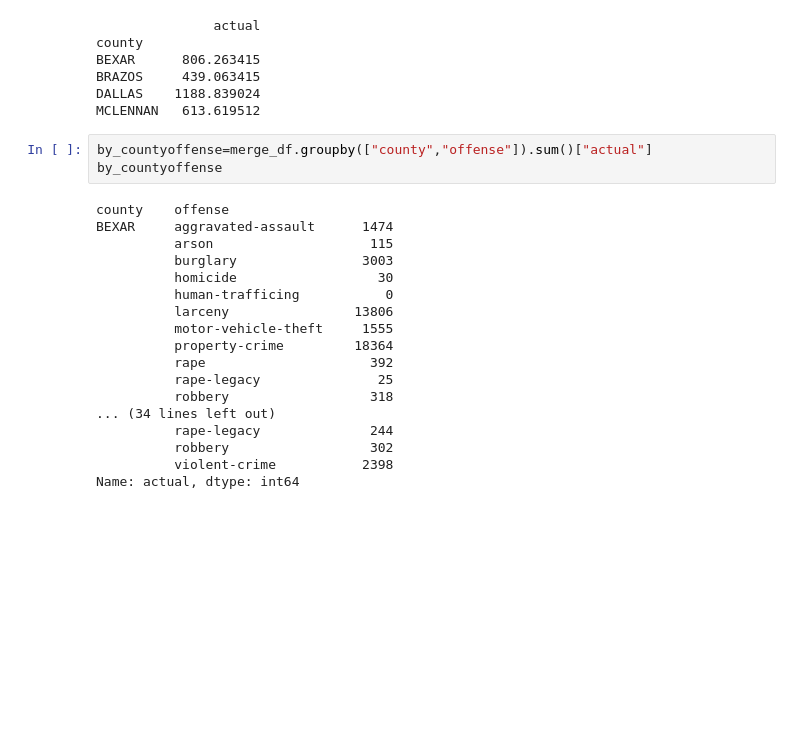
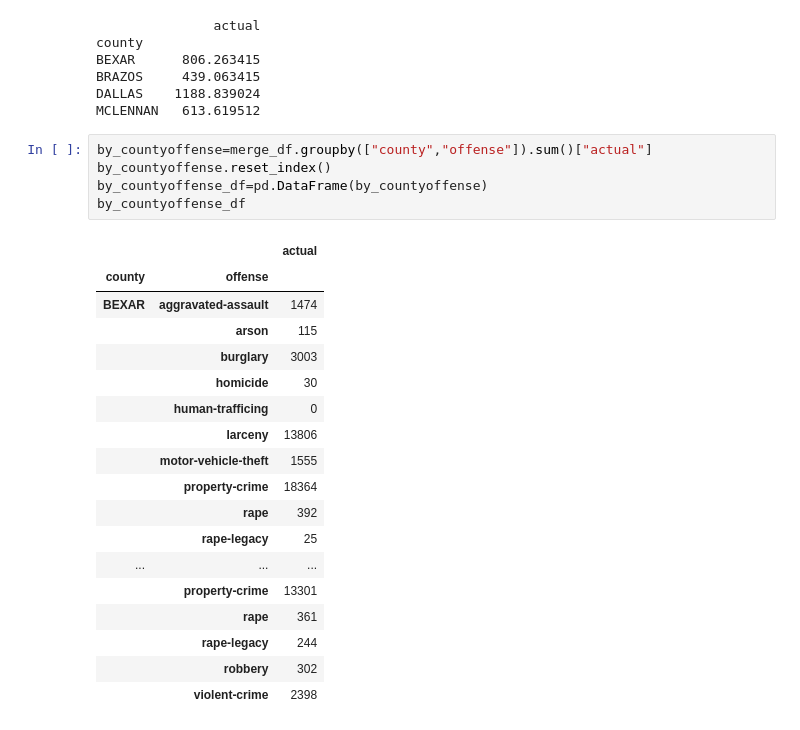
Before and after one commit to Aprieto7/Project-1, a Jupyter notebook: Crime_Data.ipynb, the cells around one changed output. Drawn from its saved outputs; the diff is of its cells as text; blank space fills up the shorter version.

```diff
--- a/Crime_Data.ipynb
+++ b/Crime_Data.ipynb
@@ -138,22 +138,25 @@ DALLAS    1188.839024
 MCLENNAN   613.619512
 # %%
 by_countyoffense=merge_df.groupby(["county","offense"]).sum()["actual"]
-by_countyoffense
+by_countyoffense.reset_index()
+by_countyoffense_df=pd.DataFrame(by_countyoffense)
+by_countyoffense_df
 # %% [output]
-county    offense
-BEXAR     aggravated-assault      1474
-          arson                    115
-          burglary                3003
-          homicide                  30
-          human-trafficing           0
-          larceny                13806
-          motor-vehicle-theft     1555
-          property-crime         18364
-          rape                     392
-          rape-legacy               25
-          robbery                  318
-... (34 lines left out)
-          rape-legacy              244
-          robbery                  302
-          violent-crime           2398
-Name: actual, dtype: int64
+|  |  | actual |
+| county | offense |  |
+| BEXAR | aggravated-assault | 1474 |
+|  | arson | 115 |
+|  | burglary | 3003 |
+|  | homicide | 30 |
+|  | human-trafficing | 0 |
+|  | larceny | 13806 |
+|  | motor-vehicle-theft | 1555 |
+|  | property-crime | 18364 |
+|  | rape | 392 |
+|  | rape-legacy | 25 |
+| ... | ... | ... |
+|  | property-crime | 13301 |
+|  | rape | 361 |
+|  | rape-legacy | 244 |
+|  | robbery | 302 |
+|  | violent-crime | 2398 |
```
Also changed, not shown: parts of 3 cells of this notebook.
